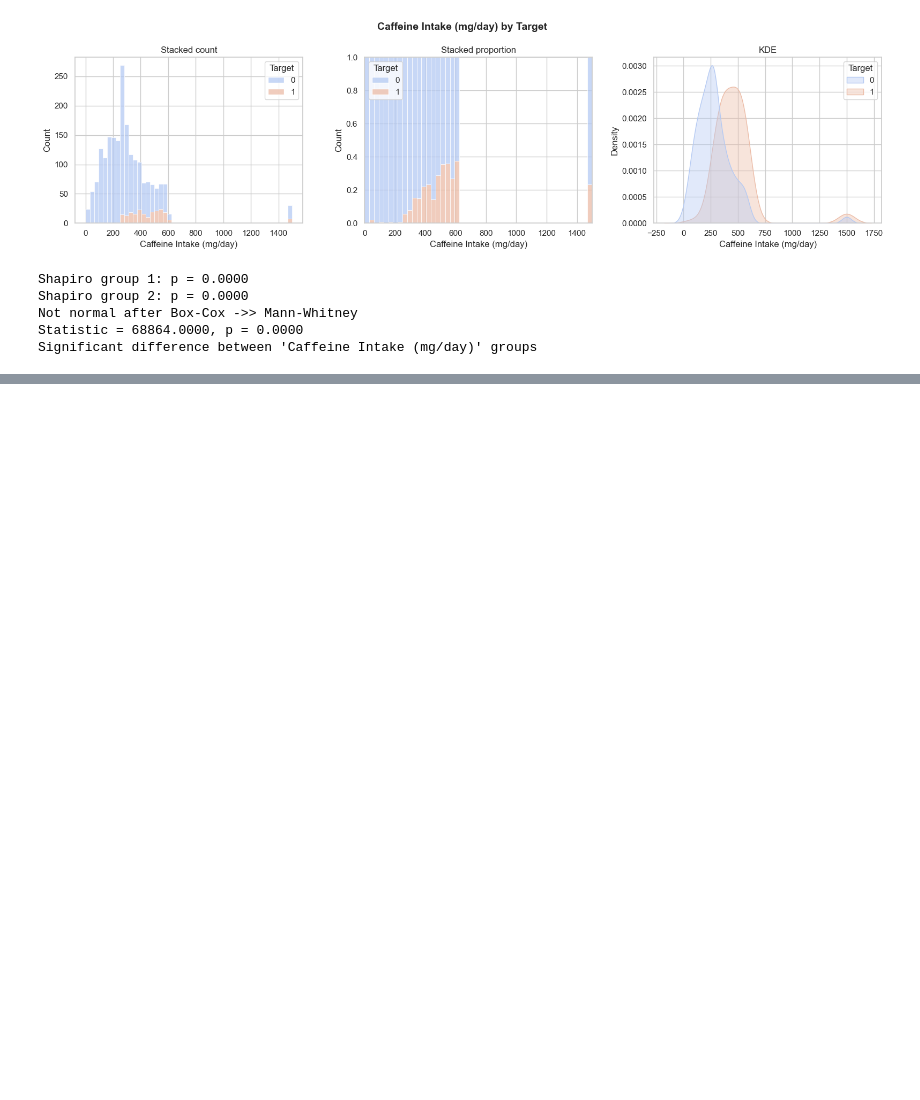
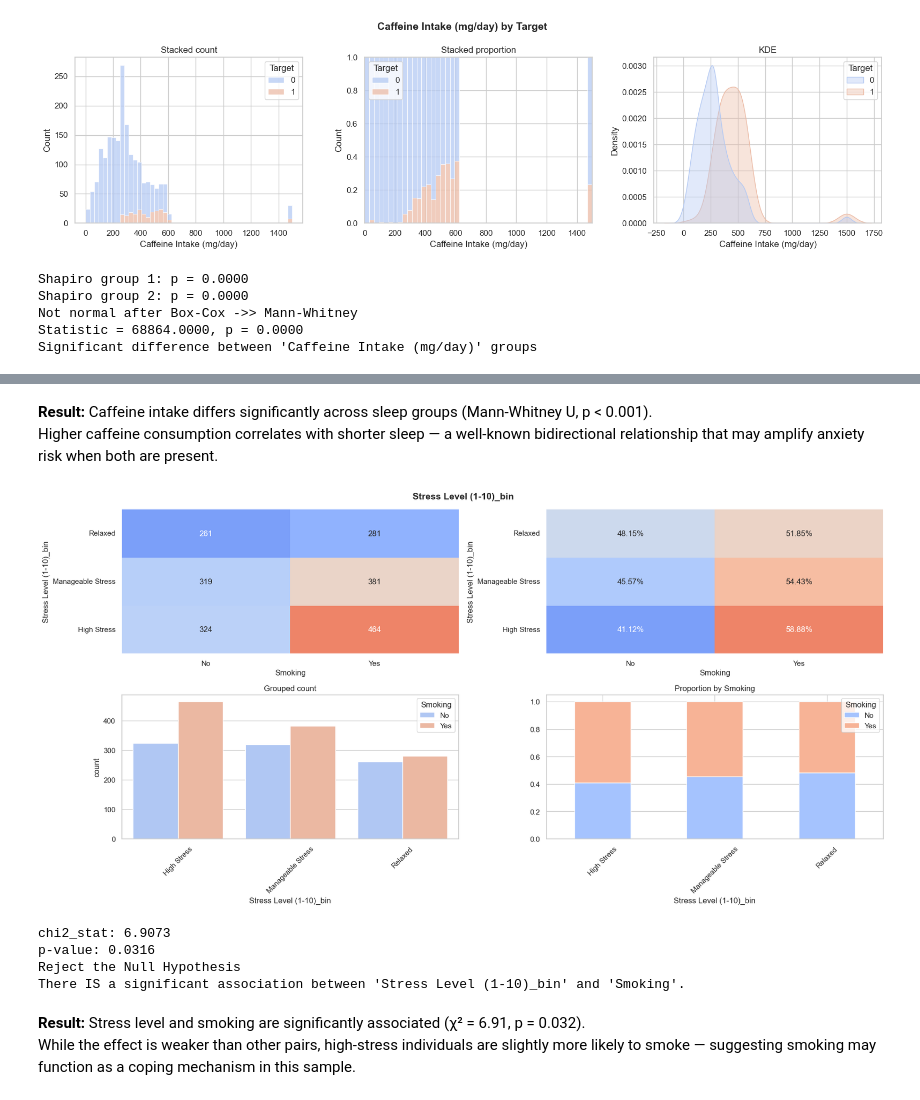
Before and after one commit to sabzparto/BC-mini-project, a Jupyter notebook: pre+visual.ipynb, the cells around one changed output, grey strips where cells are left out. Saved outputs shown, nothing was run; the diff lists cells and outputs as text; code cells hidden in the pictures; blank space fills up the shorter version.

Commit message:
add two-variable stats

```diff
--- a/pre+visual.ipynb
+++ b/pre+visual.ipynb
@@ -1626,0 +1681,14 @@ Significant difference between 'Caffeine Intake (mg/day)' groups
+# %% [markdown]
+**Result:** Caffeine intake differs significantly across sleep groups (Mann-Whitney U, p < 0.001).
+Higher caffeine consumption correlates with shorter sleep — a well-known bidirectional relationship that may amplify anxiety risk when both are present.
+# %%
+compare_two_categorical(data ,'Stress Level (1-10)_bin','Smoking')
+# %% [output]
+[figure, added]
+chi2_stat: 6.9073
+p-value: 0.0316
+Reject the Null Hypothesis
+There IS a significant association between 'Stress Level (1-10)_bin' and 'Smoking'.
+# %% [markdown]
+**Result:** Stress level and smoking are significantly associated (χ² = 6.91, p = 0.032).
+While the effect is weaker than other pairs, high-stress individuals are slightly more likely to smoke — suggesting smoking may function as a coping mechanism in this sample.
```
Also changed, not shown: parts of 48 cells of this notebook.
